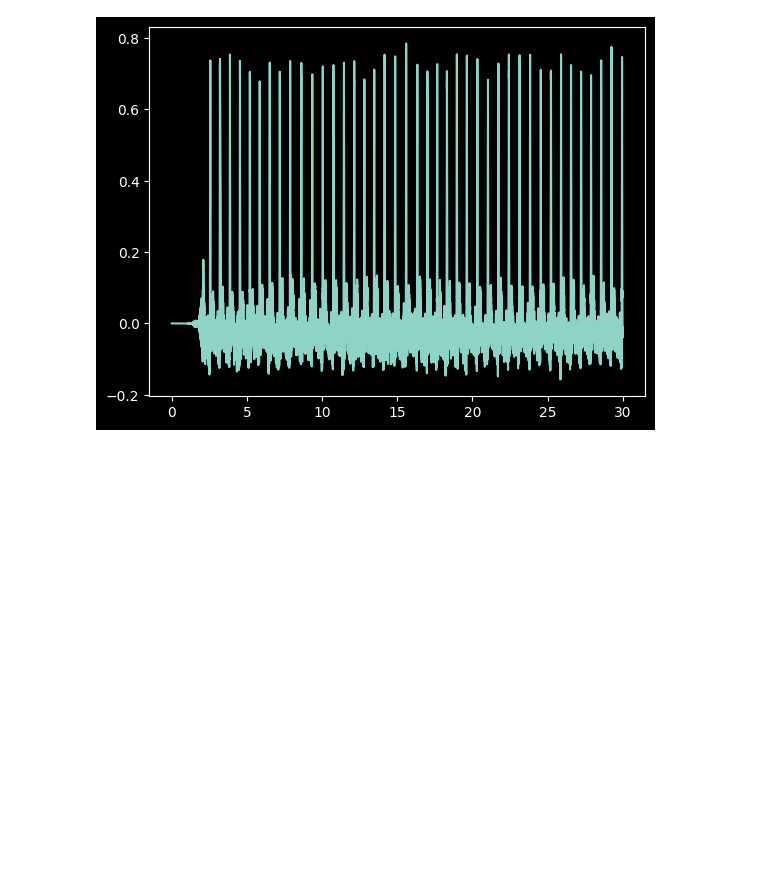
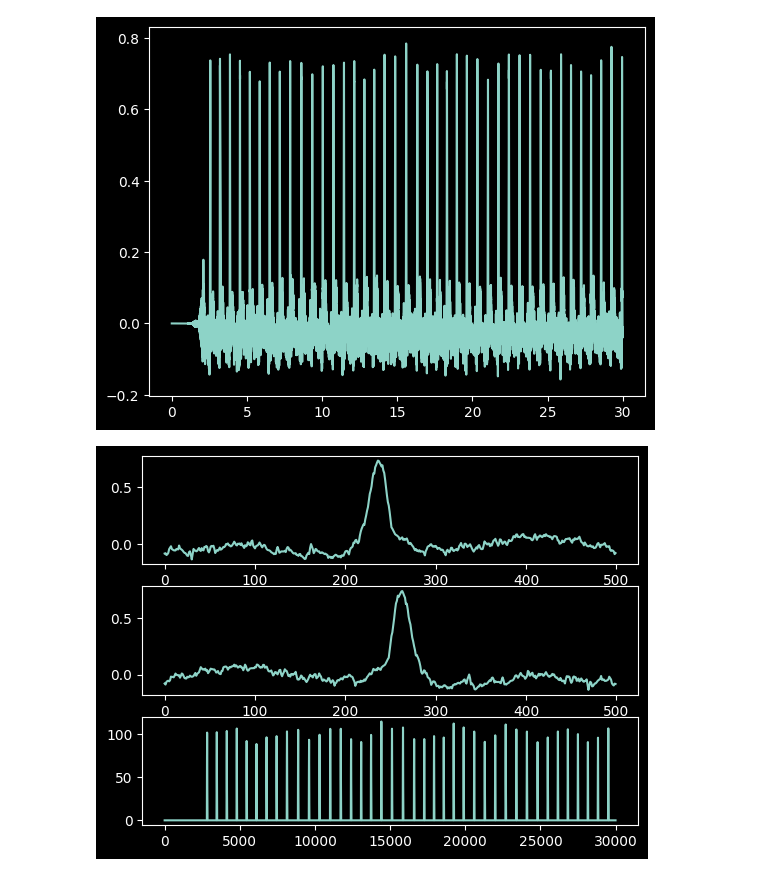
Before and after one commit to Abel2333/fir_lab, a Jupyter notebook: test.ipynb, the cells around one changed output. Drawn from its saved outputs; the diff is of its cells as text; code cells hidden in the pictures; blank space fills up the shorter version.

```diff
--- a/test.ipynb
+++ b/test.ipynb
@@ -7,7 +8,7 @@ import numpy as np
 # %% [markdown]
 Load data from local
 # %%
-input = np.loadtxt("Data/ECG_1000Hz_7.dat")
+input = np.loadtxt("data/ECG_1000Hz_7.dat")
 plt.plot(input)
 plt.show()
 # %% [output]
@@ -113,2 +116,22 @@ plt.show()
 # %% [output]
 [figure]
+# %%
+plt.subplot(3,1,1)
+plt.plot(new_signal[4300:4800])
+template = new_signal[4300:4800]
+fir_coeff = template[::-1]
+plt.subplot(3,1,2)
+plt.plot(fir_coeff)
+matched_filter = FIRFilter(fir_coeff)
+
+detect_signal = np.zeros(len(new_signal))
+
+for i in range(0, len(new_signal)):
+    detect_signal[i] = matched_filter.dofilter(new_signal[i])**2
+    if detect_signal[i] < 20:
+        detect_signal[i] = 0
+plt.subplot(3,1,3)
+plt.plot(detect_signal)
+plt.show()
+# %% [output]
+[figure, added]
```
Also changed, not shown: parts of 2 cells of this notebook, 1 other file.
